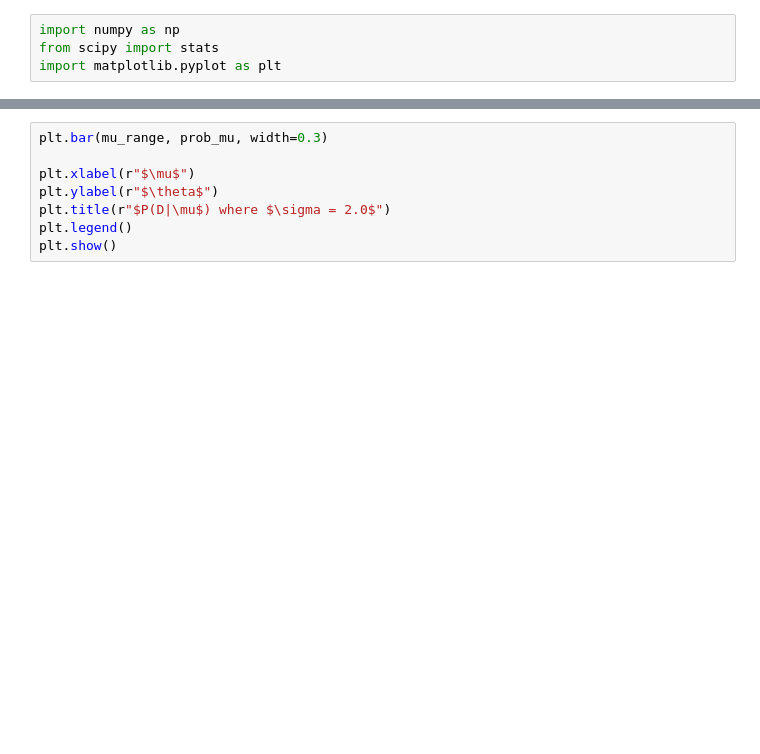
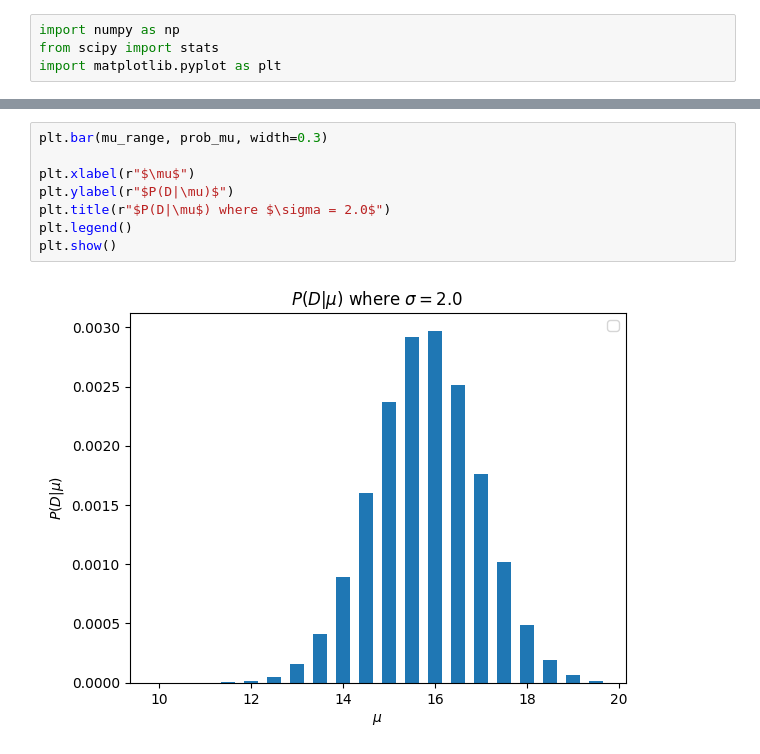
Before and after one commit to joshuamhtsang/mini_essays, a Jupyter notebook: 2024-10-20_bayesian_inference/example_nessie_v1.ipynb, the cells around one changed output, grey strips where cells are left out. Saved outputs shown, nothing was run; the diff lists cells and outputs as text; blank space fills up the shorter version.

```diff
--- a/2024-10-20_bayesian_inference/example_nessie_v1.ipynb
+++ b/2024-10-20_bayesian_inference/example_nessie_v1.ipynb
@@ -28,8 +75,10 @@ for mu_value in mu_range:
 # %%
 plt.bar(mu_range, prob_mu, width=0.3)
 
 plt.xlabel(r"$\mu$")
-plt.ylabel(r"$\theta$")
+plt.ylabel(r"$P(D|\mu)$")
 plt.title(r"$P(D|\mu$) where $\sigma = 2.0$")
 plt.legend()
 plt.show()
+# %% [output]
+[figure, added]
```
Also changed, not shown: parts of 8 cells of this notebook, 3 other files.
